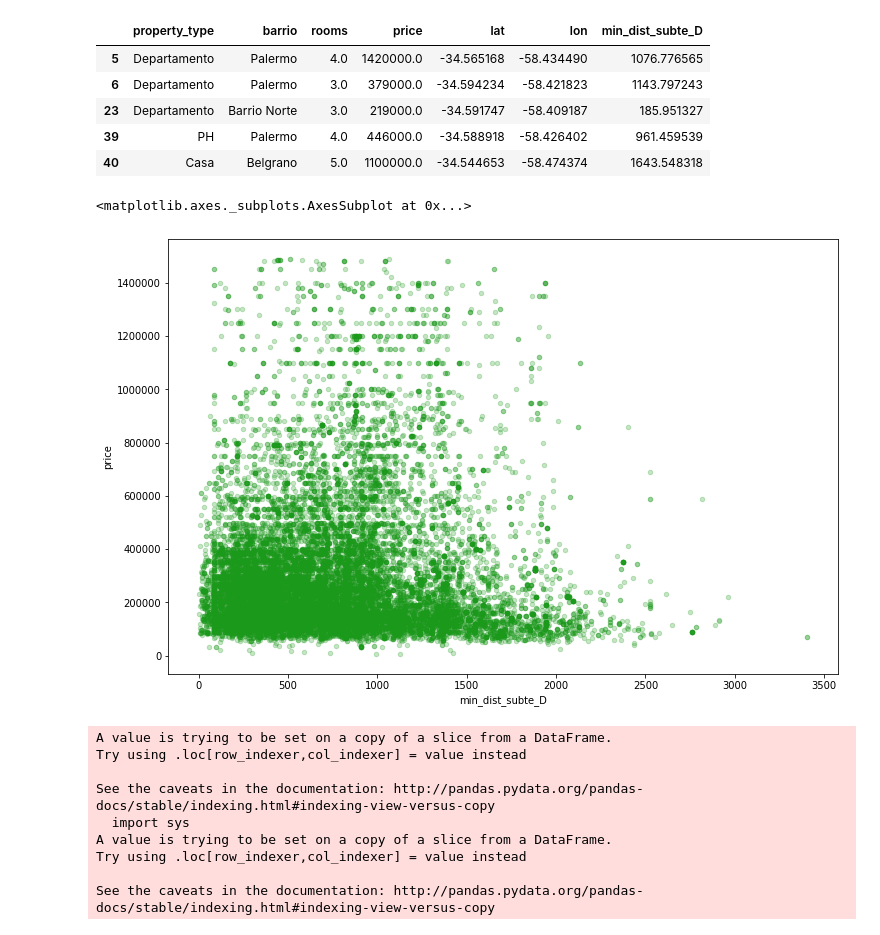
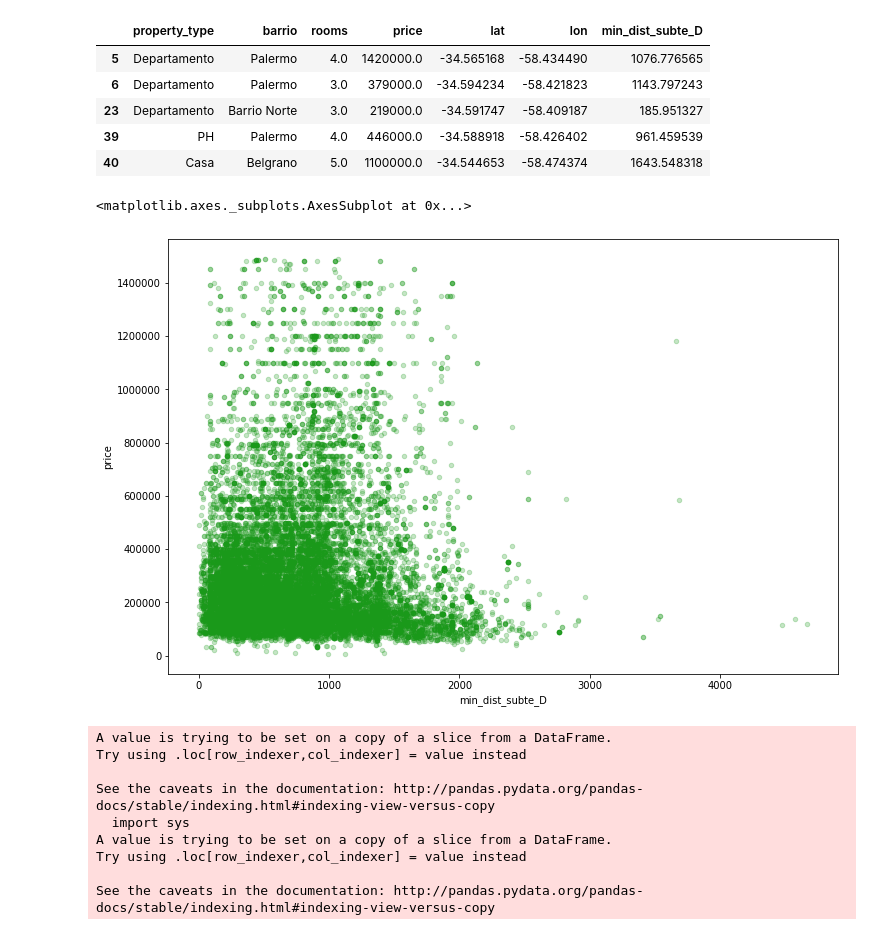
Before and after one commit to Santiago-Pinto/TPSistemasInteligentes, a Jupyter notebook: Subtes.ipynb, the cells around one changed output. Saved outputs shown, nothing was run; the diff lists cells and outputs as text; code cells hidden in the pictures.

```diff
--- a/Subtes.ipynb
+++ b/Subtes.ipynb
@@ -620,11 +620,11 @@ See the caveats in the documentation: http://pandas.pydata.org/pandas-docs/stabl
 # %%
 %matplotlib inline
 propRecorridoD1 = propRecorridoD[propRecorridoD['price']< 1500000]
-propRecorridoD2 = propRecorridoD1[propRecorridoD1['min_dist_subte_D']< 3500]
+propRecorridoD2 = propRecorridoD1[propRecorridoD1['min_dist_subte_D']< 5000]
 propRecorridoD2.plot.scatter('min_dist_subte_D', 'price',alpha=0.25, figsize=(12,8), color=(0.1,0.6,0.1))
 # %% [output]
 <matplotlib.axes._subplots.AxesSubplot at 0x...>
-[figure, old version]
+[figure, new version]
 # %%
 #LINEA E
 i = 1
```
Also changed, not shown: parts of 2 cells of this notebook, 2 other files.
